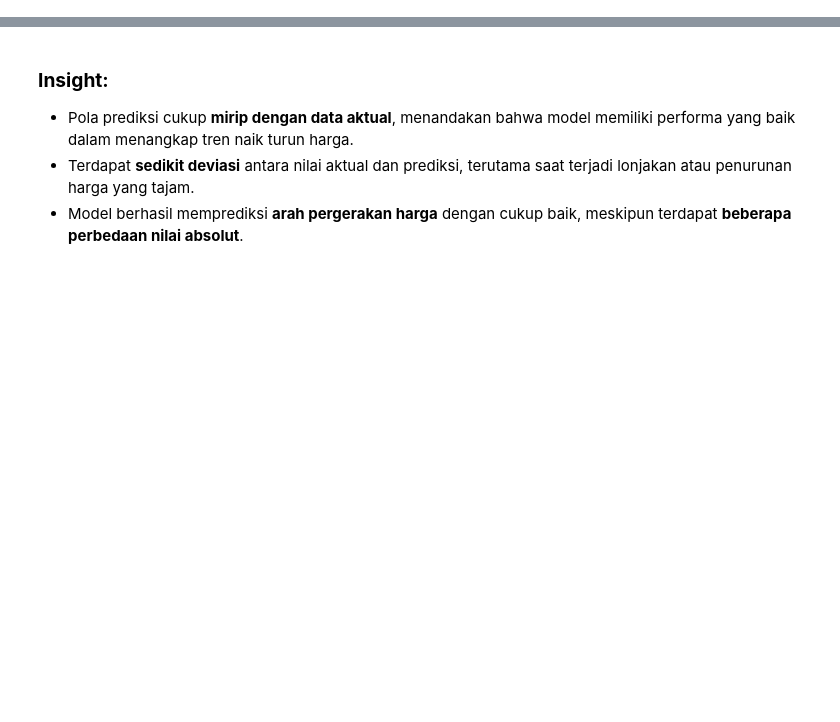
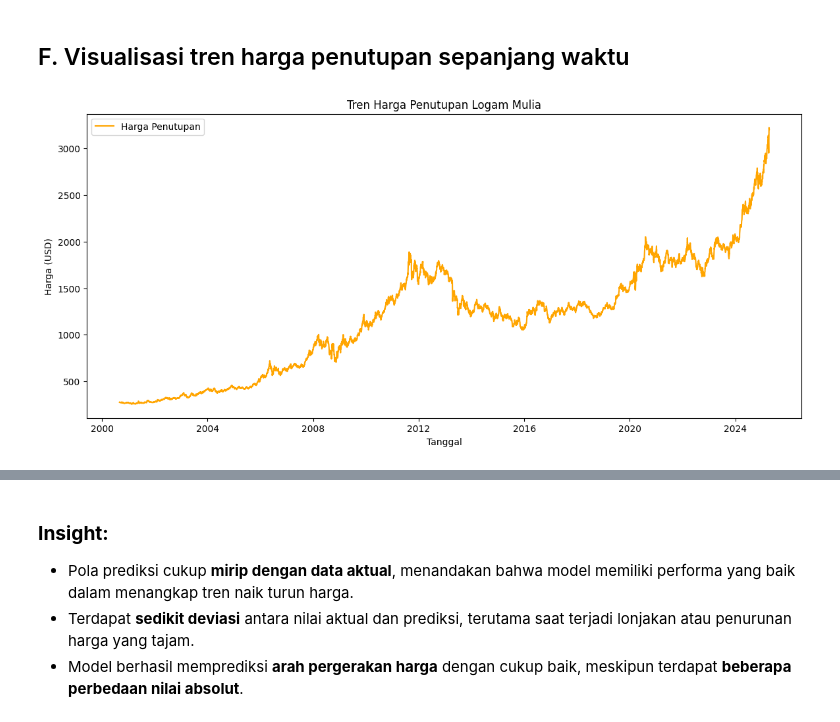
Before and after one commit to covryzne/capstone-goldsight, a Jupyter notebook: Notebook/notebook.ipynb, the cells around one changed output, grey strips where cells are left out. Saved outputs shown, nothing was run; the diff lists cells and outputs as text; code cells hidden in the pictures; blank space fills up the shorter version.

```diff
--- a/Notebook/notebook.ipynb
+++ b/Notebook/notebook.ipynb
@@ -471,0 +30,2 @@ Kode ini digunakan untuk membagi dataset yang telah dibentuk menjadi sekuens men
+# %%
+gold = pd.read_csv('https://raw.githubusercontent.com/covryzne/capstone-goldsight/refs/heads/main/Dataset/final_gold_data.csv', sep=None, engine='python')
@@ -471,0 +90,10 @@ Kode ini digunakan untuk membagi dataset yang telah dibentuk menjadi sekuens men
+# %%
+# Konversi kolom 'timestamp' ke format datetime
+gold['timestamp'] = pd.to_datetime(gold['timestamp'], errors='coerce')
+
+# Cek apakah ada timestamp yang gagal dikonversi
+invalid_dates = gold['timestamp'].isna().sum()
+print(f"Jumlah baris dengan timestamp tidak valid: {invalid_dates}")
+if invalid_dates > 0:
+    print("Contoh baris yang gagal konversi:")
+    print(gold[gold['timestamp'].isna()].head())
@@ -471,0 +102,16 @@ Kode ini digunakan untuk membagi dataset yang telah dibentuk menjadi sekuens men
+# %%
+# Salin kolom 'timestamp' ke kolom baru sebelum dijadikan index
+gold['timestamp_raw'] = gold['timestamp']
+
+# Urutkan dan set sebagai index
+gold = gold.sort_values('timestamp_raw')
+gold.set_index('timestamp_raw', inplace=True)
+
+# Cek rentang tanggal
+print(f"Rentang tanggal: {gold.index.min()} hingga {gold.index.max()}")
+
+# Cek apakah ada tanggal yang hilang (frekuensi harian)
+all_dates = pd.date_range(start=gold.index.min(), end=gold.index.max(), freq='D')
+missing_dates = all_dates.difference(gold.index)
+print(f"Jumlah tanggal hilang: {len(missing_dates)}")
+print("Contoh tanggal hilang:", missing_dates[:5])
@@ -471,0 +169,12 @@ Kode ini digunakan untuk membagi dataset yang telah dibentuk menjadi sekuens men
+# %% [markdown]
+## F. Visualisasi tren harga penutupan sepanjang waktu
+# %%
+plt.figure(figsize=(14,6))
+plt.plot(gold['timestamp'], gold['close'], label='Harga Penutupan', color='orange')
+plt.title('Tren Harga Penutupan Logam Mulia')
+plt.xlabel('Tanggal')
+plt.ylabel('Harga (USD)')
+plt.legend()
+plt.show()
+# %% [output]
+[figure, added]
```
Also changed, not shown: parts of 123 cells of this notebook.
